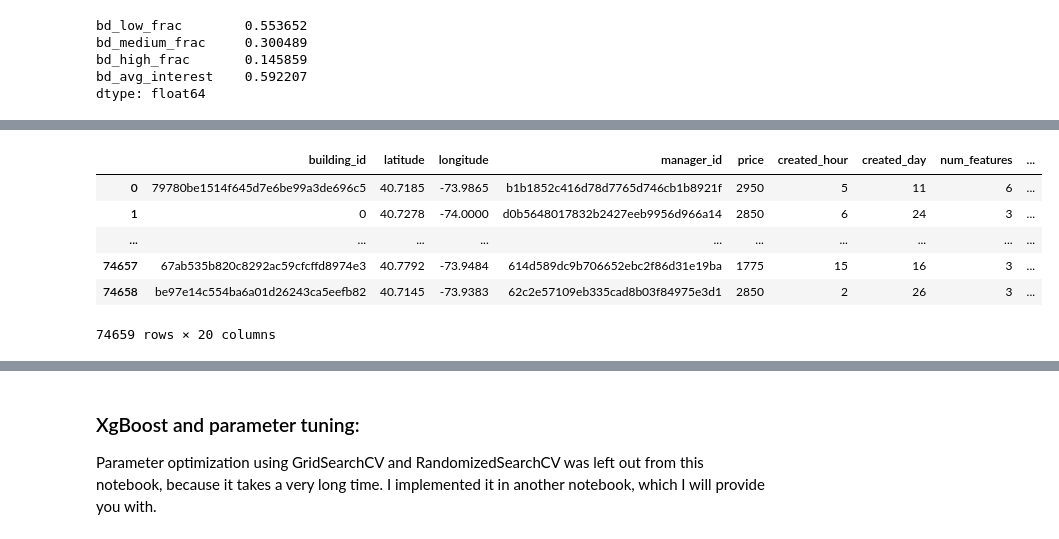
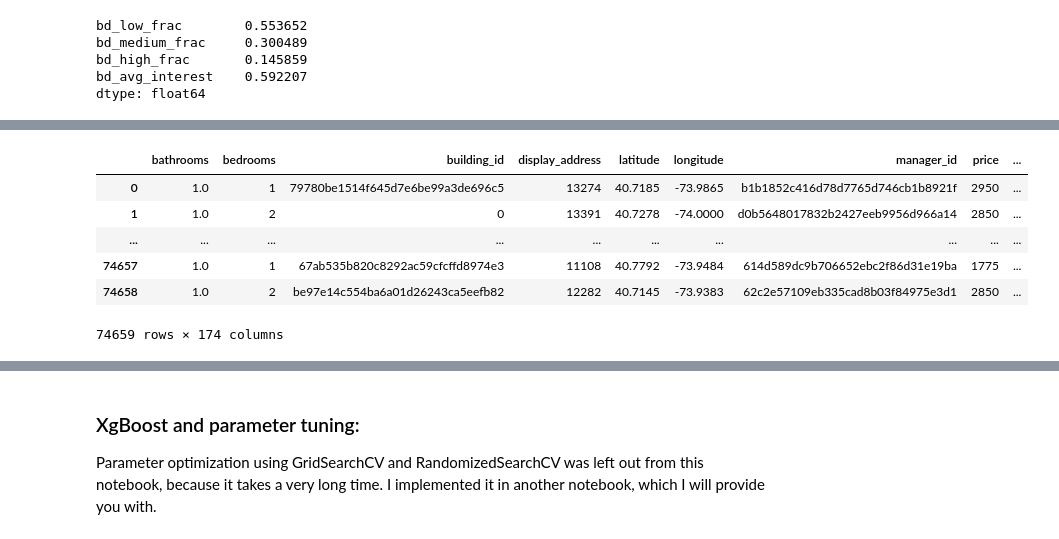
Before and after one commit to Ian-Dzindo01/Rental-Listing-Inquiries, a Jupyter notebook: Rent_listing_inqs.ipynb, the cells around one changed output, grey strips where cells are left out. Drawn from its saved outputs; the diff is of its cells as text; code cells hidden in the pictures.

```diff
--- a/Rent_listing_inqs.ipynb
+++ b/Rent_listing_inqs.ipynb
@@ -81,0 +95,7 @@ test_df.drop(['photos', 'features', 'created', 'description'], axis=1, inplace=T
+# %%
+feature_transform = CountVectorizer(stop_words='english', max_features=150)
+
+train_df['features'] = train_df["features"].apply(lambda x: " ".join(["_".join(i.lower().split(" ")) for i in x]))
+test_df['features'] = test_df["features"].apply(lambda x: " ".join(["_".join(i.lower().split(" ")) for i in x]))
+
+feature_transform.fit(list(train_df['features']) + list(test_df['features']))
@@ -82,3 +109,18 @@ test_df.drop(['photos', 'features', 'created', 'description'], axis=1, inplace=T
+# %%
+def transform_data(X):
+
+    feat_sparse = feature_transform.transform(X["features"])
+    vocabulary = feature_transform.vocabulary_
+    del X['features']
+
+    X1 = pd.DataFrame([ pd.Series(feat_sparse[i].toarray().ravel()) for i in np.arange(feat_sparse.shape[0]) ])
+    X1.columns = list(sorted(vocabulary.keys()))
+    X = pd.concat([X.reset_index(), X1.reset_index()], axis = 1)
+    del X['index']
+    return X
+# %%
+train_df = transform_data(train_df)
+test_df = transform_data(test_df)
 # %%
 # Let's split the data
 y = train_df["interest_level"]
@@ -165,7 +207,7 @@ test_df.shape
 # add the features computed on the training dataset to the test_df dataset
 test_df = test_df.merge(gby.reset_index(),how='left', left_on='manager_id', right_on='manager_id')
 
-new_manager_ixes = test_df['man_high_frac'].isnull()
+new_manager_ixes = test_df['man_low_frac'].isnull()
 test_df.loc[new_manager_ixes,['man_high_frac','man_low_frac', 'man_medium_frac','manager_skill']] = mean_values.values
-test_df.head()
+test_df.tail()
 # %% [output]
@@ -249,17 +293,19 @@ with pd.option_context('display.max_rows', 5, 'display.max_columns', 100):
 # %%
 # add the features computed on the training dataset to the test_df dataset
 test_df = test_df.merge(gby.reset_index(),how='left', left_on='building_id', right_on='building_id')
-new_manager_ixes = test_df['bd_high_frac'].isnull()
+
+new_manager_ixes = test_df['bd_low_frac'].isnull()
+
 test_df.loc[new_manager_ixes,['bd_high_frac','bd_low_frac', 'bd_medium_frac','bd_avg_interest']] = mean_values.values
 
-with pd.option_context('display.max_rows', 5, 'display.max_columns', 100):
+with pd.option_context('display.max_rows', 5, 'display.max_columns', 200):
     display(test_df)
 # %% [output]
-|  | building_id | latitude | longitude | manager_id | price | created_hour | created_day | num_features | ... |
-| 0 | 79780be1514f645d7e6be99a3de696c5 | 40.7185 | -73.9865 | b1b1852c416d78d7765d746cb1b8921f | 2950 | 5 | 11 | 6 | ... |
-| 1 | 0 | 40.7278 | -74.0000 | d0b5648017832b2427eeb9956d966a14 | 2850 | 6 | 24 | 3 | ... |
+|  | bathrooms | bedrooms | building_id | display_address | latitude | longitude | manager_id | price | ... |
+| 0 | 1.0 | 1 | 79780be1514f645d7e6be99a3de696c5 | 13274 | 40.7185 | -73.9865 | b1b1852c416d78d7765d746cb1b8921f | 2950 | ... |
+| 1 | 1.0 | 2 | 0 | 13391 | 40.7278 | -74.0000 | d0b5648017832b2427eeb9956d966a14 | 2850 | ... |
 | ... | ... | ... | ... | ... | ... | ... | ... | ... | ... |
-| 74657 | 67ab535b820c8292ac59cfcffd8974e3 | 40.7792 | -73.9484 | 614d589dc9b706652ebc2f86d31e19ba | 1775 | 15 | 16 | 3 | ... |
-| 74658 | be97e14c554ba6a01d26243ca5eefb82 | 40.7145 | -73.9383 | 62c2e57109eb335cad8b03f84975e3d1 | 2850 | 2 | 26 | 3 | ... |
+| 74657 | 1.0 | 1 | 67ab535b820c8292ac59cfcffd8974e3 | 11108 | 40.7792 | -73.9484 | 614d589dc9b706652ebc2f86d31e19ba | 1775 | ... |
+| 74658 | 1.0 | 2 | be97e14c554ba6a01d26243ca5eefb82 | 12282 | 40.7145 | -73.9383 | 62c2e57109eb335cad8b03f84975e3d1 | 2850 | ... |
-74659 rows × 20 columns
+74659 rows × 174 columns
 # %%
```
Also changed, not shown: parts of 38 cells of this notebook.
